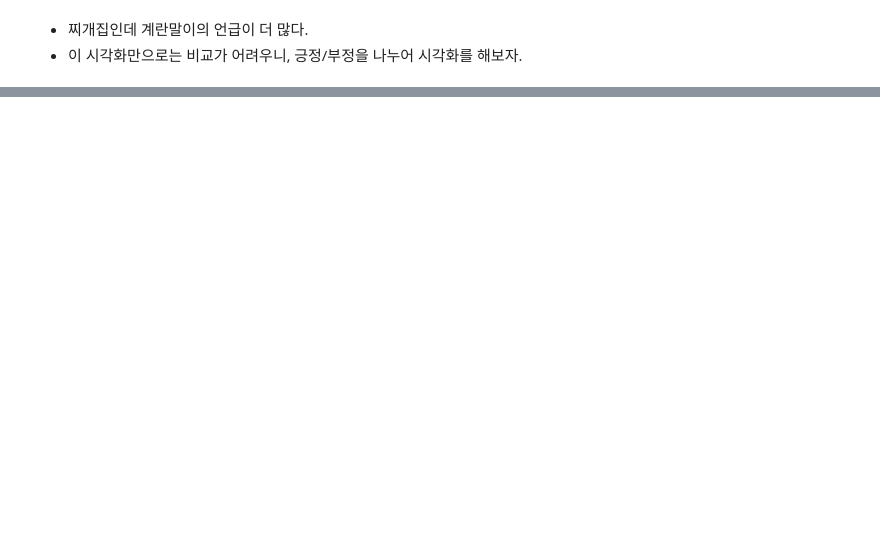
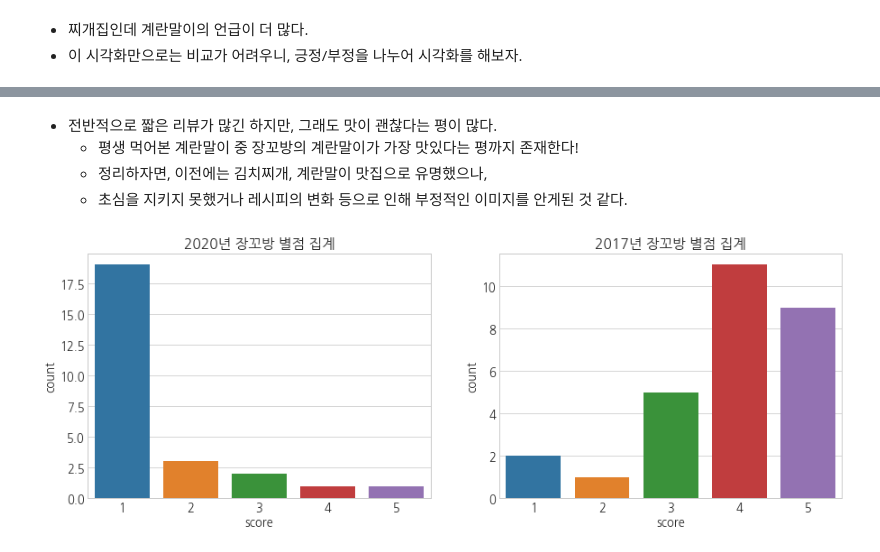
Before and after one commit to Sean-Parkk/playdata_miniproject, a Jupyter notebook: 귀여운펭귄처럼_분석.ipynb, the cells around one changed output, grey strips where cells are left out. Saved outputs shown, nothing was run; the diff lists cells and outputs as text; code cells hidden in the pictures; blank space fills up the shorter version.

```diff
--- a/귀여운펭귄처럼_분석.ipynb
+++ b/귀여운펭귄처럼_분석.ipynb
@@ -631,0 +713,14 @@ makeWordcloud(countword)
+# %% [markdown]
+* 전반적으로 짧은 리뷰가 많긴 하지만, 그래도 맛이 괜찮다는 평이 많다.
+    * 평생 먹어본 계란말이 중 장꼬방의 계란말이가 가장 맛있다는 평까지 존재한다!
+    * 정리하자면, 이전에는 김치찌개, 계란말이 맛집으로 유명했으나,
+    * 초심을 지키지 못했거나 레시피의 변화 등으로 인해 부정적인 이미지를 안게된 것 같다.
+# %%
+f, ax = plt.subplots(1, 2, figsize=(15, 5))
+sns.countplot(review_jgb[review_jgb.index.year==2020].score, ax=ax[0])
+ax[0].set_title('2020년 장꼬방 별점 집계')
+sns.countplot(review_jgb[review_jgb.index.year==2017].score, ax=ax[1])
+ax[1].set_title('2017년 장꼬방 별점 집계')
+plt.show()
+# %% [output]
+[figure, added]
```
Also changed, not shown: parts of 41 cells of this notebook.
